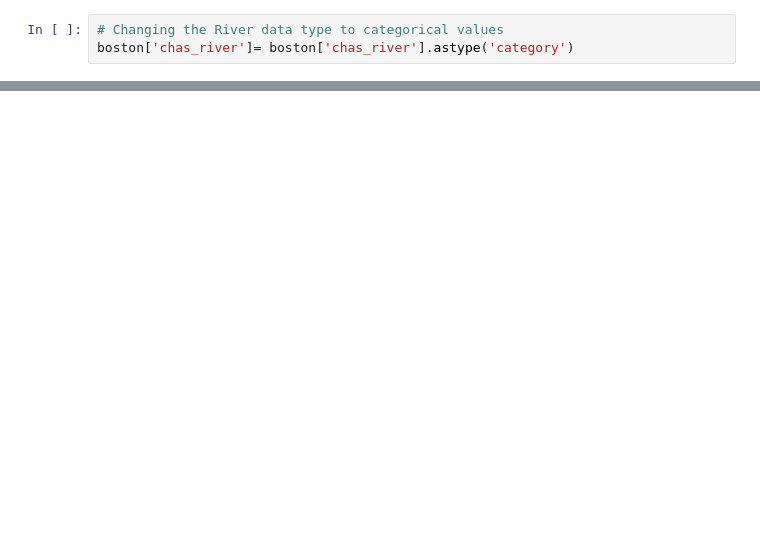
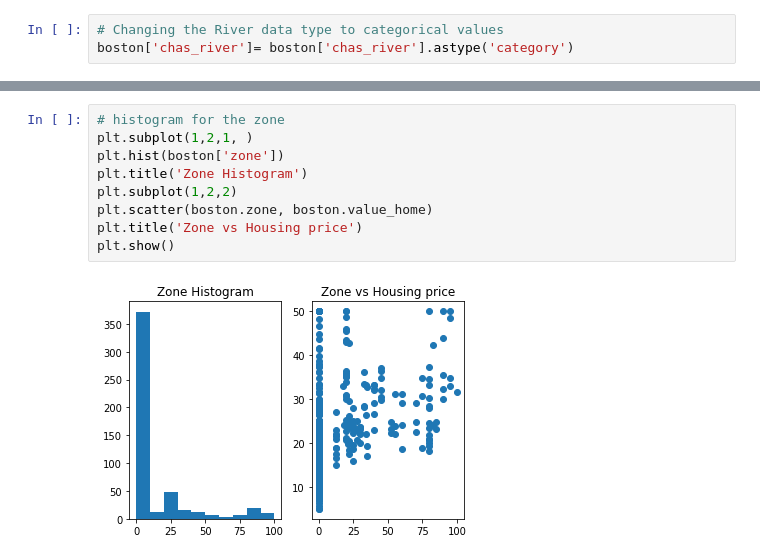
Before and after one commit to srinivasayer4/Boston-Housing-Dataset-Analysis, a Jupyter notebook: Boston Housing Regression problem.ipynb, the cells around one changed output, grey strips where cells are left out. Drawn from its saved outputs; the diff is of its cells as text; blank space fills up the shorter version.

```diff
--- a/Boston Housing Regression problem.ipynb
+++ b/Boston Housing Regression problem.ipynb
@@ -140,0 +220,11 @@ boston['chas_river']= boston['chas_river'].astype('category')
+# %%
+# histogram for the zone
+plt.subplot(1,2,1, )
+plt.hist(boston['zone'])
+plt.title('Zone Histogram')
+plt.subplot(1,2,2)
+plt.scatter(boston.zone, boston.value_home)
+plt.title('Zone vs Housing price')
+plt.show()
+# %% [output]
+[figure, added]
```
Also changed, not shown: parts of 17 cells of this notebook.
